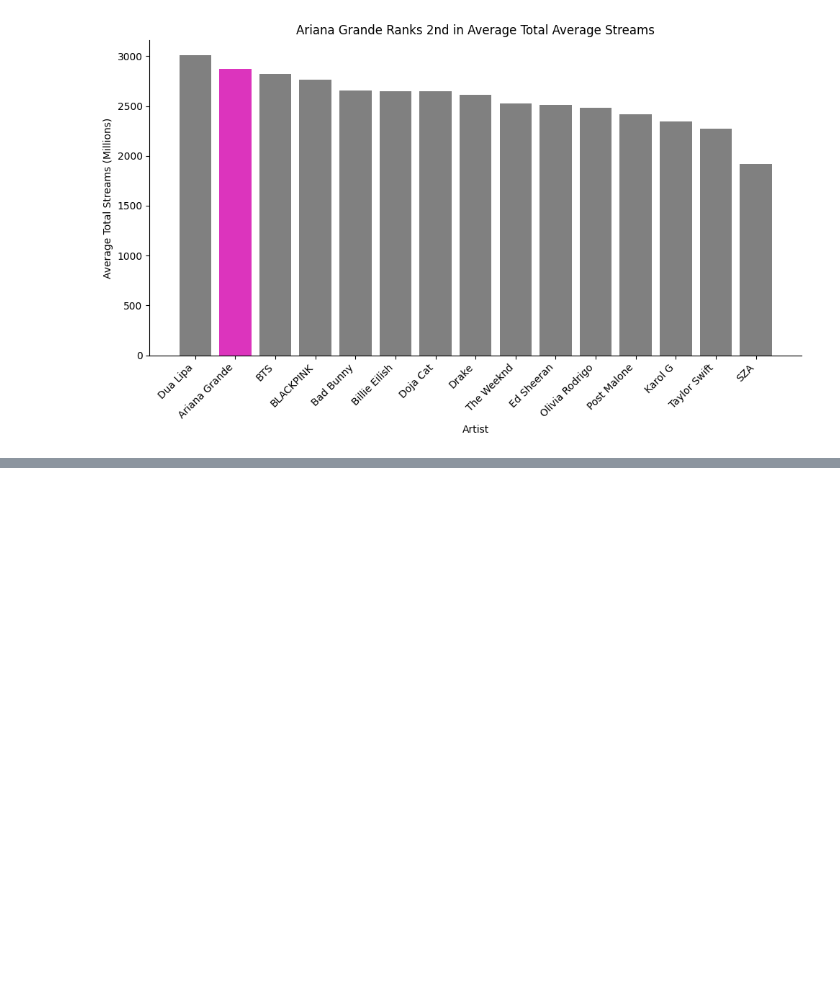
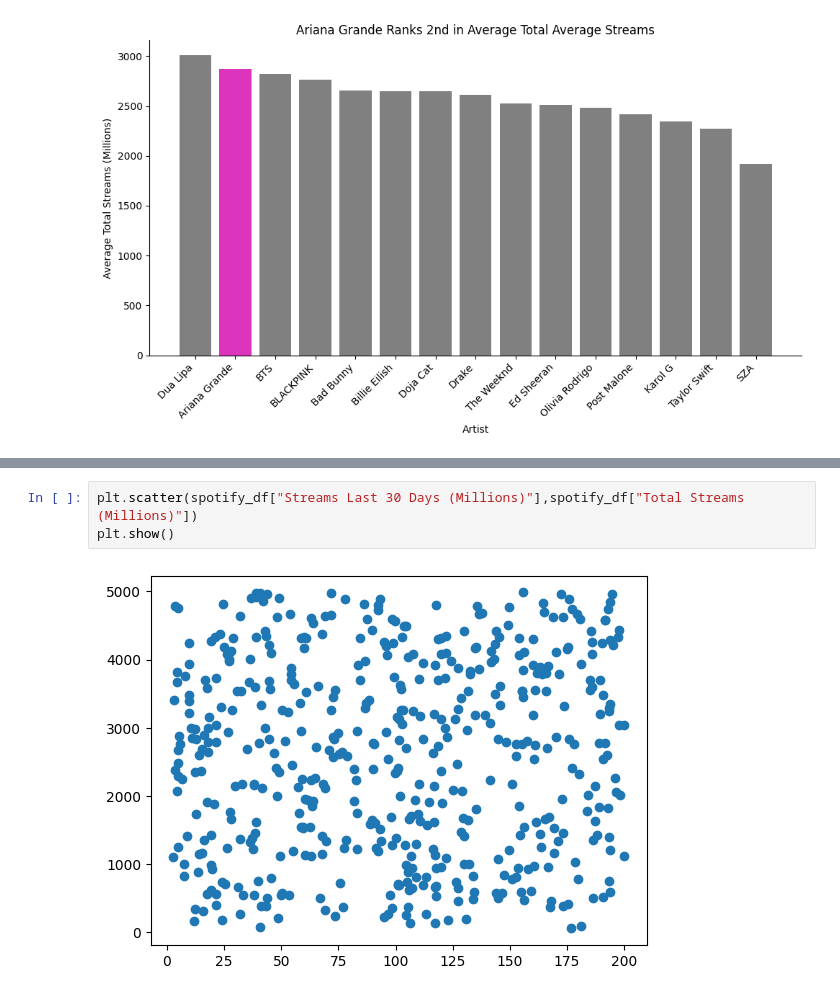
Before and after one commit to nayalys/learning_plots_nayalys_santiesteban, a Jupyter notebook: notebooks/visualization_practice.ipynb, the cells around one changed output, grey strips where cells are left out. Saved outputs shown, nothing was run; the diff lists cells and outputs as text; blank space fills up the shorter version.

Commit message:
Create scatter plot

```diff
--- a/notebooks/visualization_practice.ipynb
+++ b/notebooks/visualization_practice.ipynb
@@ -127,0 +151,5 @@ plt.show()
+# %%
+plt.scatter(spotify_df["Streams Last 30 Days (Millions)"],spotify_df["Total Streams (Millions)"])
+plt.show()
+# %% [output]
+[figure, added]
```
Also changed, not shown: parts of 4 cells of this notebook.
